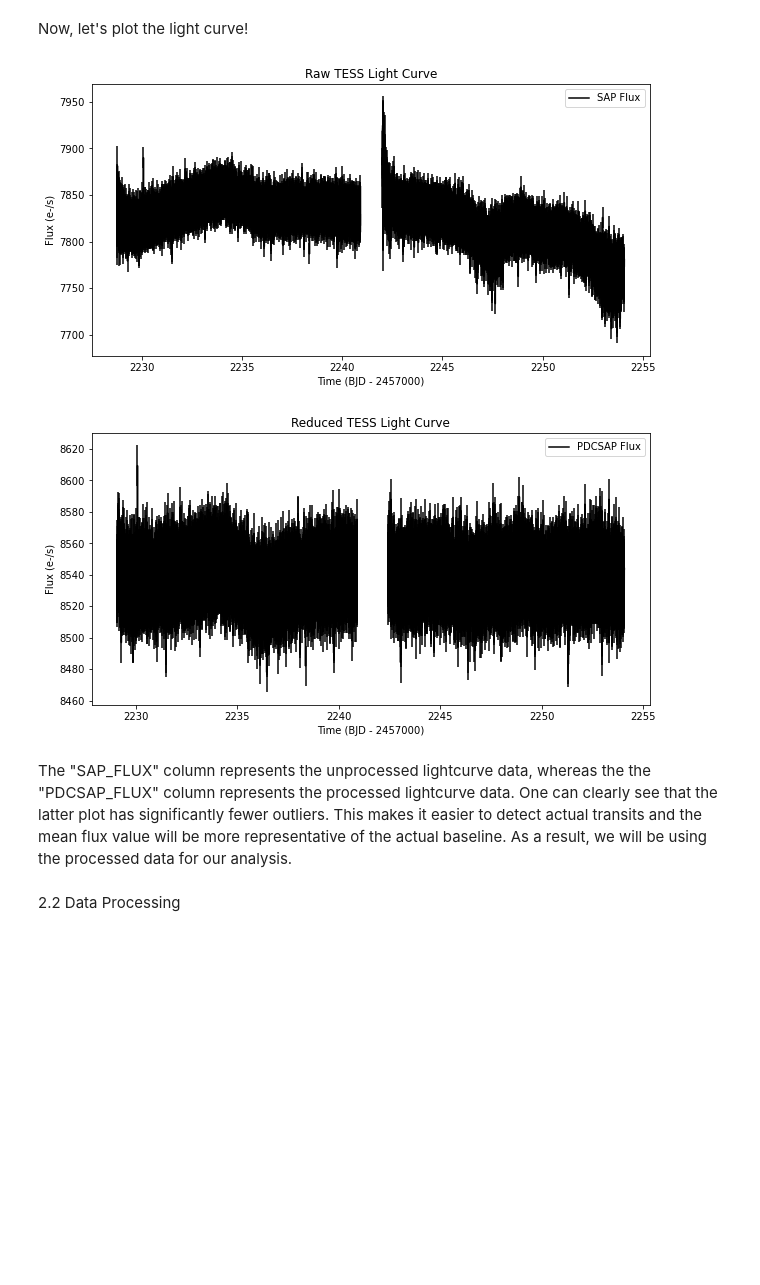
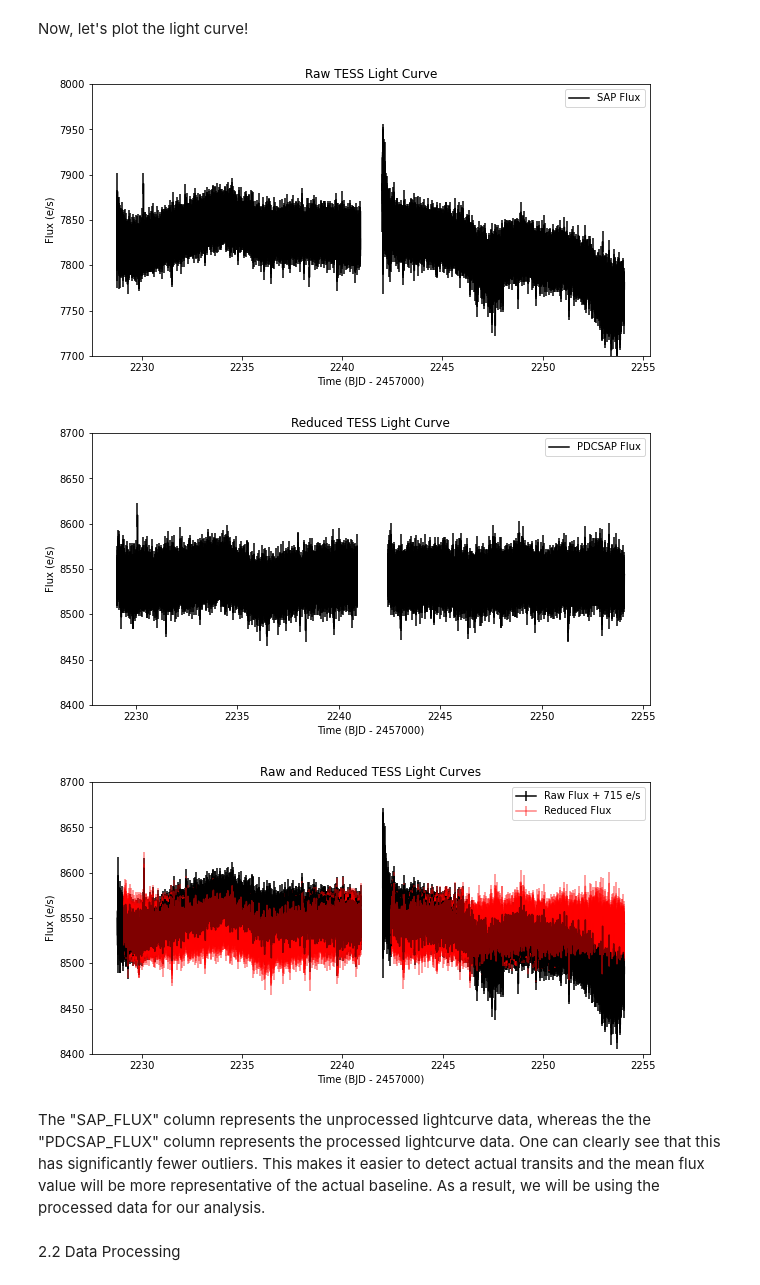
Before and after one commit to tylerbarna/AST5731-projects, a Jupyter notebook: Project1.ipynb, the cells around one changed output. Drawn from its saved outputs; the diff is of its cells as text; code cells hidden in the pictures; blank space fills up the shorter version.

Commit message:
Update Project1.ipynb
added a plot directly comparing the raw and reduced TESS data and made the y axis consistent

```diff
--- a/Project1.ipynb
+++ b/Project1.ipynb
@@ -132,20 +132,40 @@ Now, let's plot the light curve!
 # %%
 ## plot raw flux data (sap_flux)
 df.plot(x='TIME', y='SAP_FLUX', yerr='SAP_FLUX_ERR', figsize=(10,5), color='black', label='SAP Flux', title='Raw TESS Light Curve')
+plt.ylim(7700, 8000)
 plt.xlabel('Time (BJD - 2457000)');
-plt.ylabel('Flux (e-/s)');
+plt.ylabel('Flux (e/s)');
 plt.show();
 
 ## plot the reduced data (pdcsap_flux)
 df.plot(x='TIME', y='PDCSAP_FLUX', yerr='PDCSAP_FLUX_ERR', figsize=(10,5), color='black', label='PDCSAP Flux', title='Reduced TESS Light Curve')
+plt.ylim(8400, 8700)
+#plt.ylim(0.9*df['SAP_FLUX'].min(), 1.1*df['SAP_FLUX'].max()) ## for consistency of comparison
 plt.xlabel('Time (BJD - 2457000)');
-plt.ylabel('Flux (e-/s)');
+plt.ylabel('Flux (e/s)');
 plt.show();
+
+## plot them together, adusting values so they are centered together
+raw_mean = df['SAP_FLUX'].mean()
+reduced_mean = df['PDCSAP_FLUX'].mean()
+mean_diff = reduced_mean - raw_mean
+raw_flux_adj = df['SAP_FLUX'] + mean_diff
+reduced_flux_adj = df['PDCSAP_FLUX']
+fig, ax = plt.subplots(figsize=(10,5))
+ax.errorbar(df['TIME'], raw_flux_adj, yerr = df['SAP_FLUX_ERR'],color='black', label='Raw Flux + {} e/s'.format(round(mean_diff)))
+ax.errorbar(df['TIME'], reduced_flux_adj, yerr=df['PDCSAP_FLUX_ERR'], color='red', label='Reduced Flux',alpha=0.5)
+plt.ylim(8400, 8700)
+plt.xlabel('Time (BJD - 2457000)');
+plt.ylabel('Flux (e/s)');
+plt.title('Raw and Reduced TESS Light Curves')
+plt.legend();
+plt.show();
 # %% [output]
-[figure, old version]
+[figure, new version]
-[figure, old version]
+[figure, new version]
+[figure, added]
 # %% [markdown]
-The "SAP_FLUX" column represents the unprocessed lightcurve data, whereas the the "PDCSAP_FLUX" column represents the processed lightcurve data. One can clearly see that the latter plot has significantly fewer outliers. This makes it easier to detect actual transits and the mean flux value will be more representative of the actual baseline. As a result, we will be using the processed data for our analysis.
+The "SAP_FLUX" column represents the unprocessed lightcurve data, whereas the the "PDCSAP_FLUX" column represents the processed lightcurve data. One can clearly see that this has significantly fewer outliers. This makes it easier to detect actual transits and the mean flux value will be more representative of the actual baseline. As a result, we will be using the processed data for our analysis.
 # %% [markdown]
 2.2 Data Processing
 <a id='processing'></a>
```
